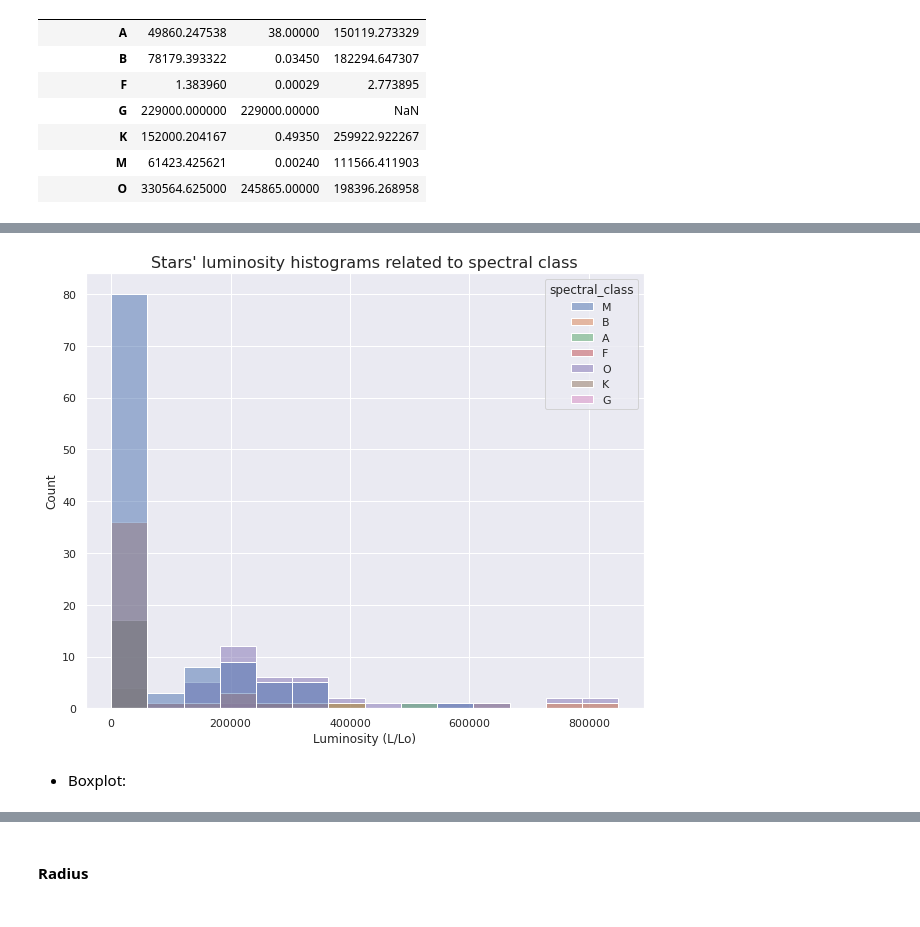
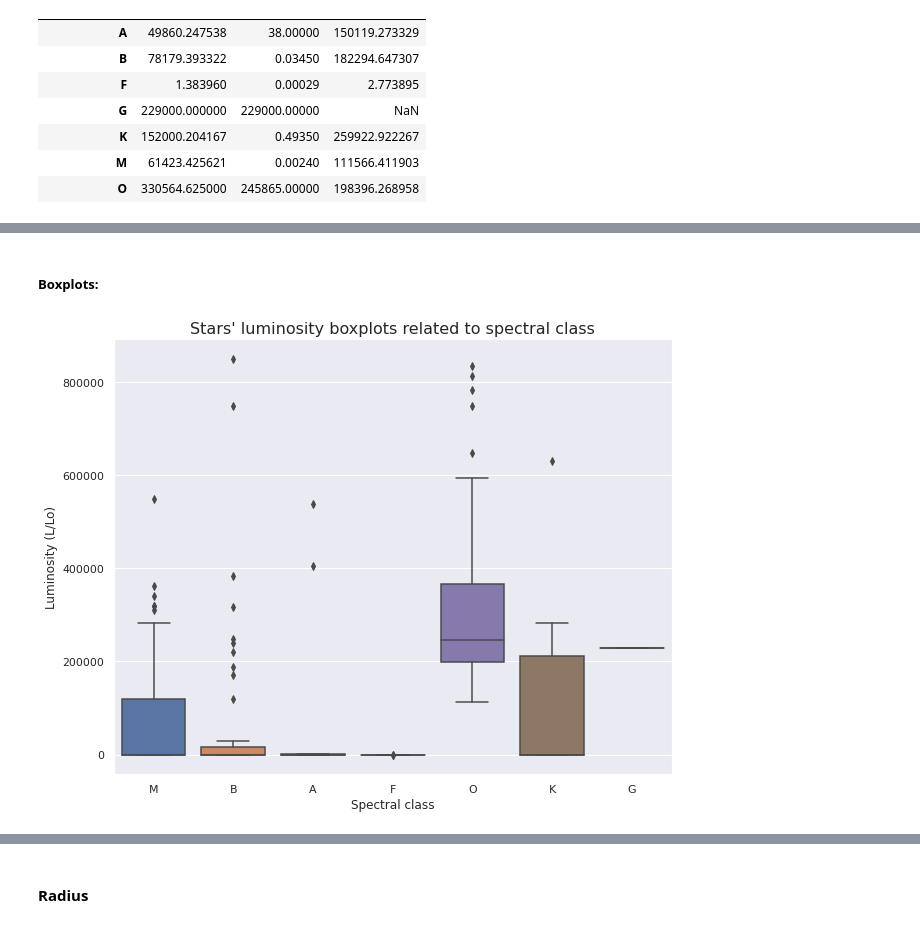
Before and after one commit to DamodaraBarbosa/machine_learning_studies, a Jupyter notebook: Star_type_prediction.ipynb, the cells around one changed output, grey strips where cells are left out. Saved outputs shown, nothing was run; the diff lists cells and outputs as text; code cells hidden in the pictures.

```diff
--- a/Star_type_prediction.ipynb
+++ b/Star_type_prediction.ipynb
@@ -681,10 +718,11 @@ df.groupby('spectral_class').agg(['mean', 'median', 'std'])['luminosity']
+# %% [markdown]
+##### Boxplots:
 # %%
 plt.figure(figsize= (10, 8))
-ax = sns.histplot(data= df, x= 'luminosity', hue= 'spectral_class')
-ax.set_title("Stars' luminosity histograms related to spectral class", fontsize= 16)
-plt.xlabel('Luminosity (L/Lo)')
+ax = sns.boxplot(data= df, x= 'spectral_class', y= 'luminosity')
+ax.set_title("Stars' luminosity boxplots related to spectral class", fontsize= 16)
+plt.xlabel('Spectral class')
+plt.ylabel('Luminosity (L/Lo)')
 plt.show()
 # %% [output]
-[figure, old version]
+[figure, new version]
-# %% [markdown]
-* Boxplot:
```
Also changed, not shown: parts of 72 cells of this notebook.
